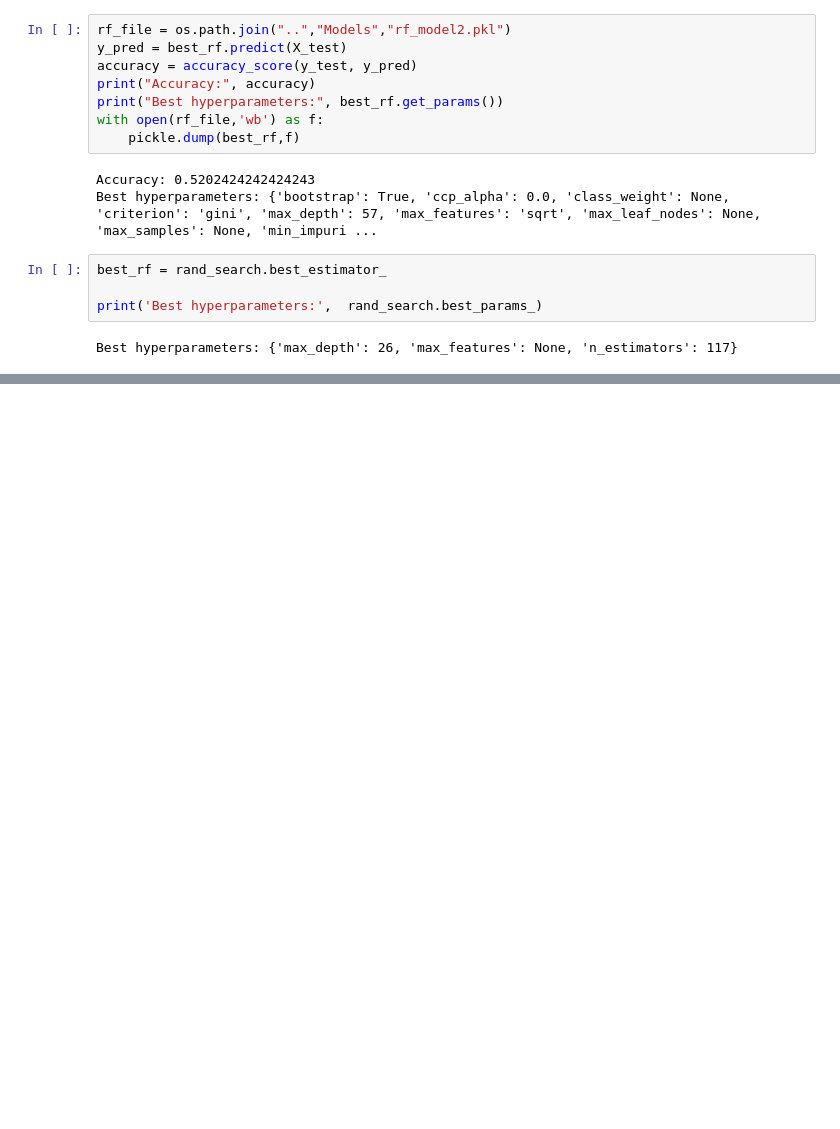
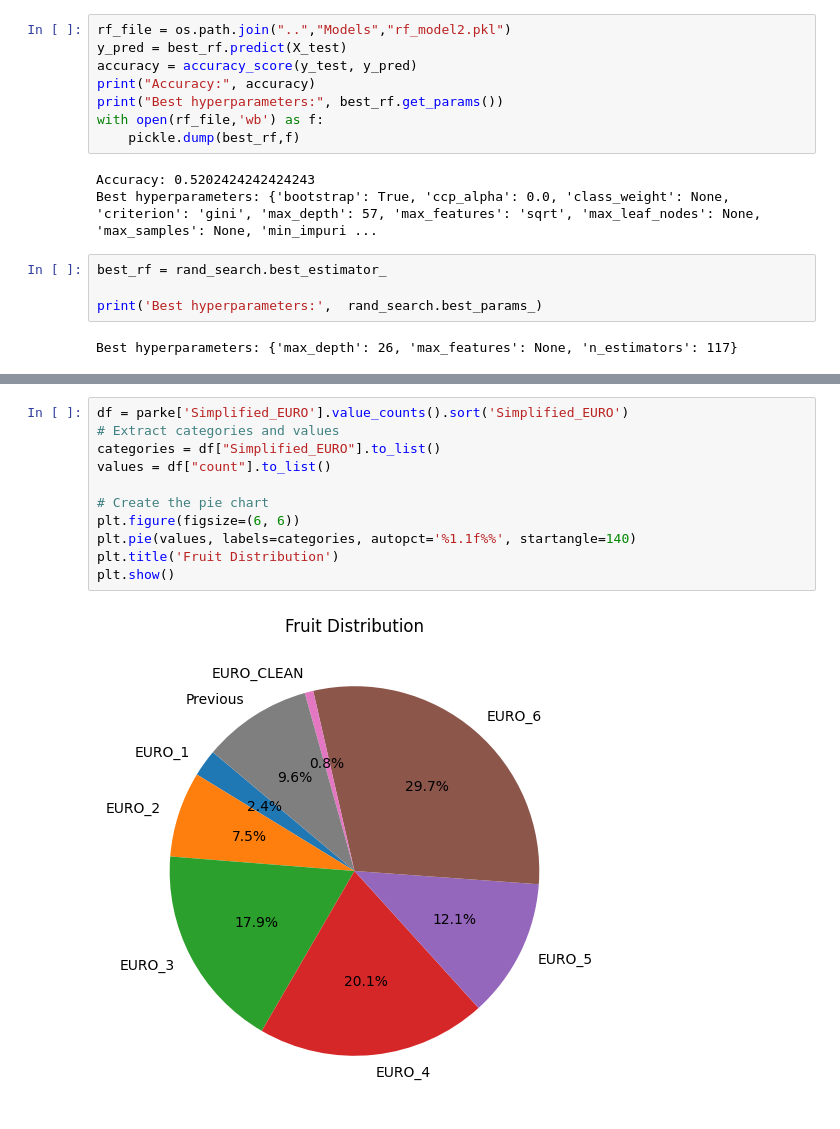
Before and after one commit to DaniBedmar/TFM-Air-Quality-Forecasting, a Jupyter notebook: Notebooks/predict_EMISIONES_EURO.ipynb, the cells around one changed output, grey strips where cells are left out. Drawn from its saved outputs; the diff is of its cells as text; blank space fills up the shorter version.

```diff
--- a/Notebooks/predict_EMISIONES_EURO.ipynb
+++ b/Notebooks/predict_EMISIONES_EURO.ipynb
@@ -393,0 +376,13 @@ columns = ['FABRICANTE','MARCA','MODELO','TIPO','VARIANTE','VERSION','FECHA_MATR
+# %%
+df = parke['Simplified_EURO'].value_counts().sort('Simplified_EURO')
+# Extract categories and values
+categories = df["Simplified_EURO"].to_list()
+values = df["count"].to_list()
+
+# Create the pie chart
+plt.figure(figsize=(6, 6))
+plt.pie(values, labels=categories, autopct='%1.1f%%', startangle=140)
+plt.title('Fruit Distribution')
+plt.show()
+# %% [output]
+[figure, added]
```
Also changed, not shown: parts of 25 cells of this notebook, 6 other files.
